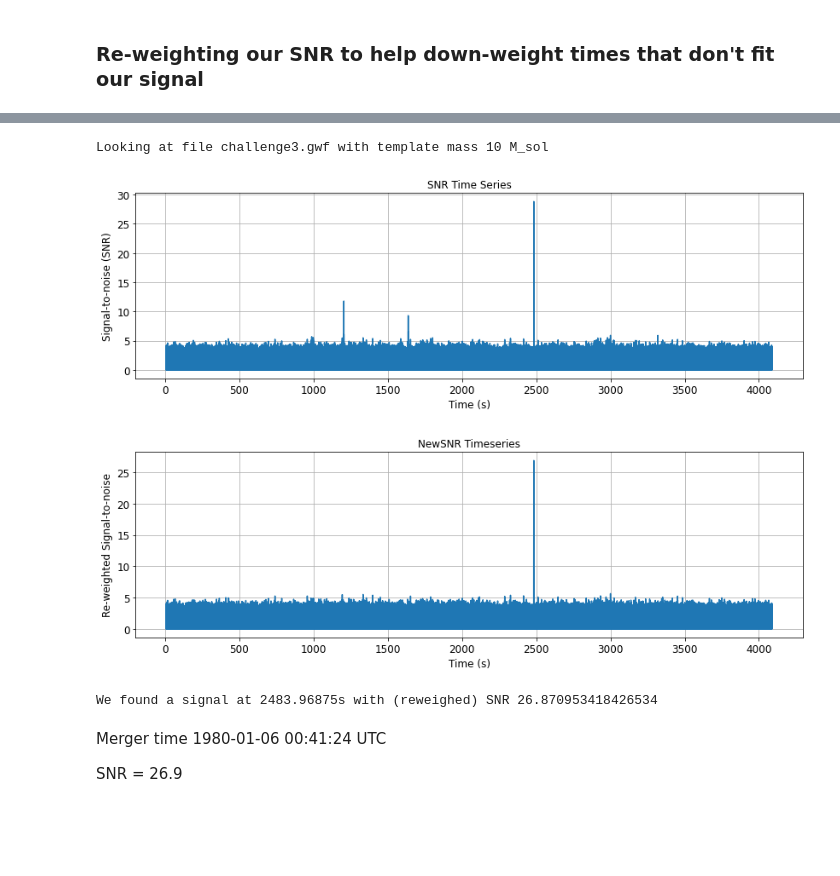
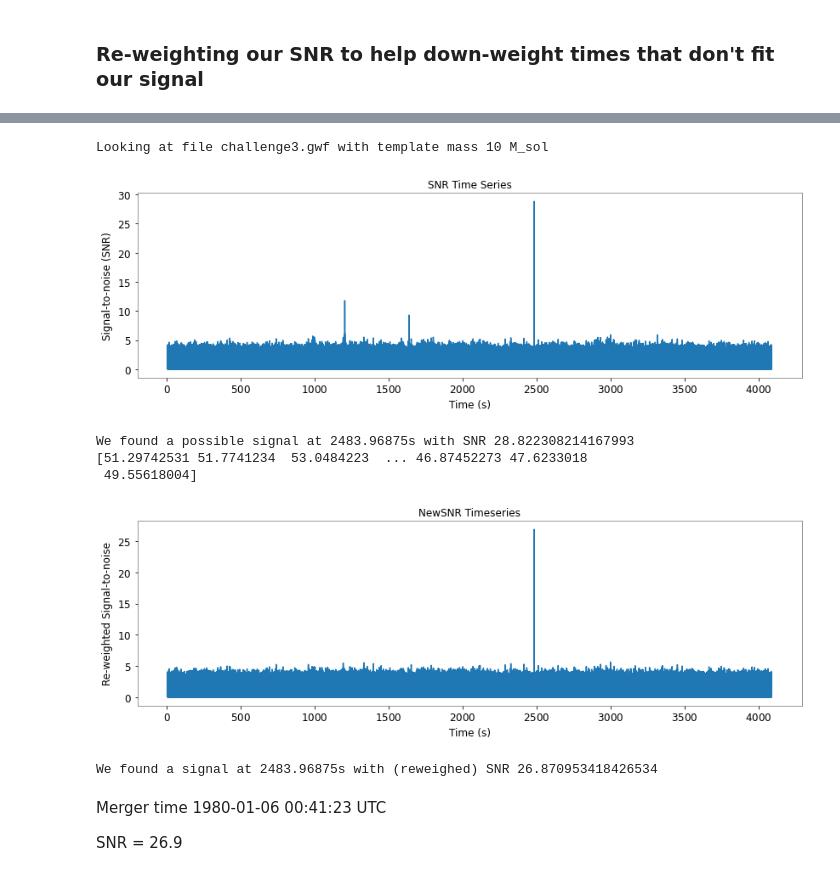
Before and after one commit to SYLau/odw-2022, a Jupyter notebook: Challenge/Data_challenge_3.ipynb, the cells around one changed output, grey strips where cells are left out. Saved outputs shown, nothing was run; the diff lists cells and outputs as text; code cells hidden in the pictures; blank space fills up the shorter version.

Commit message:
Challenge 2-3 updates

```diff
--- a/Challenge/Data_challenge_3.ipynb
+++ b/Challenge/Data_challenge_3.ipynb
@@ -181,9 +192,8 @@ import numpy
 import pylab
 %matplotlib inline
 
-def challenge_matched_filter(file_name,mass):
+def challenge_matched_filter(file_name,channel_name,mass):
     print("Looking at file {} with template mass {} M_sol".format(file_name,mass))
-    channel_name = "H1:CHALLENGE3"
     #start = 0
     #end = start + 128
     #ts = read_frame(file_name, channel_name, start, end)
@@ -211,41 +221,51 @@ def challenge_matched_filter(file_name,mass):
     pylab.ylabel('Signal-to-noise (SNR)')
     pylab.show()
 
+    peak_x = numpy.argmax(abs(snr_x))
+    snr_x_peak = snr_x[peak_x]
+    time_x = snr_x.sample_times[peak_x]
+    print("We found a possible signal at {}s with SNR {}".format(time_x, abs(snr_x_peak)))
+
     chisq_x = {}
     nbins = 26
     chisq_x = power_chisq(hp_x, conditioned_ts, nbins, psd_ts, low_frequency_cutoff=20.0)
     chisq_x = chisq_x.crop(5, 4)
+    print(chisq_x)
 
     dof_x = nbins * 2 - 2
     chisq_x /= dof_x
 
 
     # The rho-hat term above is named "newsnr" here
     nsnr_x = newsnr(abs(snr_x), chisq_x)
 
     # Plot the new SNR timeseries
     pylab.figure(figsize=[14, 4])
     pylab.plot(snr_x.sample_times, nsnr_x, label='H1')
     pylab.title('NewSNR Timeseries')
     pylab.grid()
     pylab.xlabel('Time (s)')
     pylab.ylabel('Re-weighted Signal-to-noise')
     pylab.show()
 
     peak_x = numpy.argmax(abs(nsnr_x))
     nsnr_x_peak = nsnr_x[peak_x]
     time_x = snr_x.sample_times[peak_x]
     print("We found a signal at {}s with (reweighed) SNR {}".format(time_x, abs(nsnr_x_peak)))
 
 
 files = ['challenge3.gwf']
-challenge_matched_filter(files[0], 10)
+channels = ['H1:CHALLENGE3']
+challenge_matched_filter(files[0],channels[0], 10)
 # %% [output]
 Looking at file challenge3.gwf with template mass 10 M_sol
-[figure, old version]
+[figure, new version]
+We found a possible signal at 2483.96875s with SNR 28.822308214167993
+[51.29742531 51.7741234  53.0484223  ... 46.87452273 47.6233018
+ 49.55618004]
-[figure, old version]
+[figure, new version]
-We found a signal at 2483.96875s with (reweighed) SNR 26.870953418426534
+We found a signal at 2483.96875s with (reweighed) SNR 26.870953418426534
 # %% [markdown]
-Merger time 1980-01-06 00:41:24 UTC
+Merger time 1980-01-06 00:41:23 UTC
 
 SNR = 26.9
```
Also changed, not shown: parts of 7 cells of this notebook, 1 other file.
